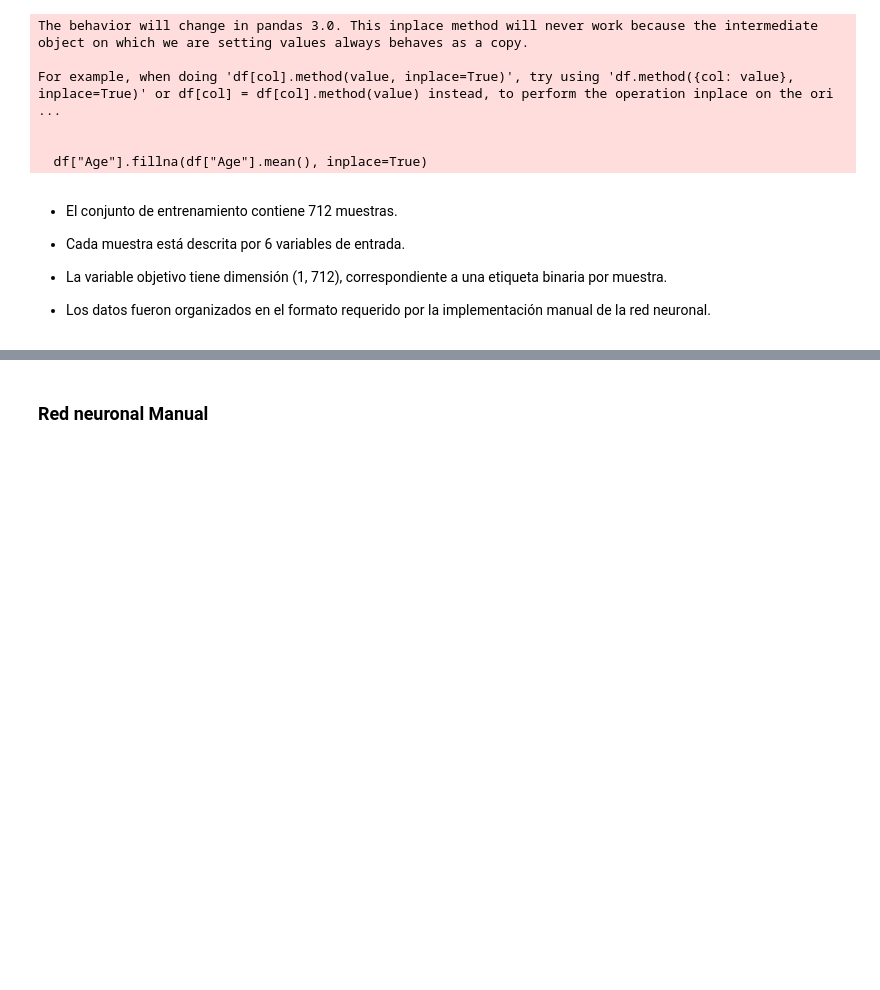
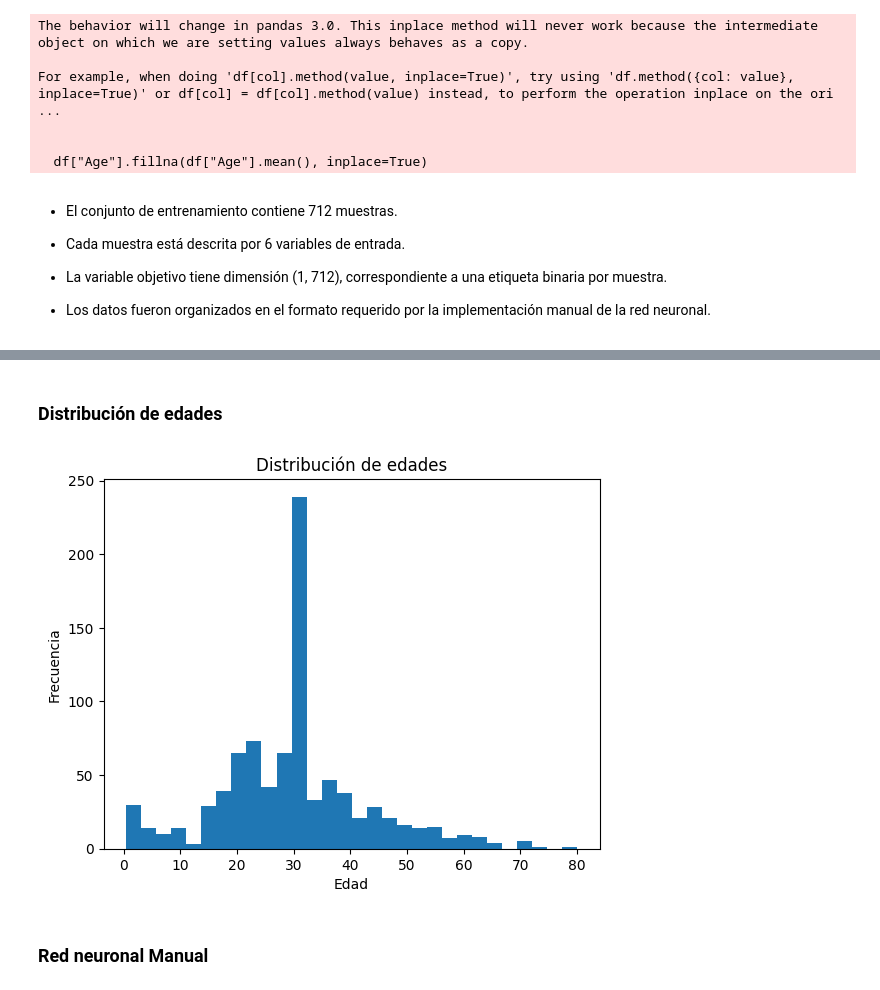
Before and after one commit to JuliianaV2106/red-neuronal-, a Jupyter notebook: notebooks/Red.ipynb, the cells around one changed output, grey strips where cells are left out. Drawn from its saved outputs; the diff is of its cells as text; code cells hidden in the pictures; blank space fills up the shorter version.

```diff
--- a/notebooks/Red.ipynb
+++ b/notebooks/Red.ipynb
@@ -108,3 +134,14 @@ For example, when doing 'df[col].method(value, inplace=True)', try using 'df.met
+# %% [markdown]
+### Distribución de edades
+# %%
+plt.figure()
+plt.hist(df["Age"], bins=30)
+plt.title("Distribución de edades")
+plt.xlabel("Edad")
+plt.ylabel("Frecuencia")
+plt.show()
+# %% [output]
+[figure, added]
 # %% [markdown]
 ### Red neuronal **Manual**
 # %% [markdown]
```
Also changed, not shown: parts of 16 cells of this notebook.
